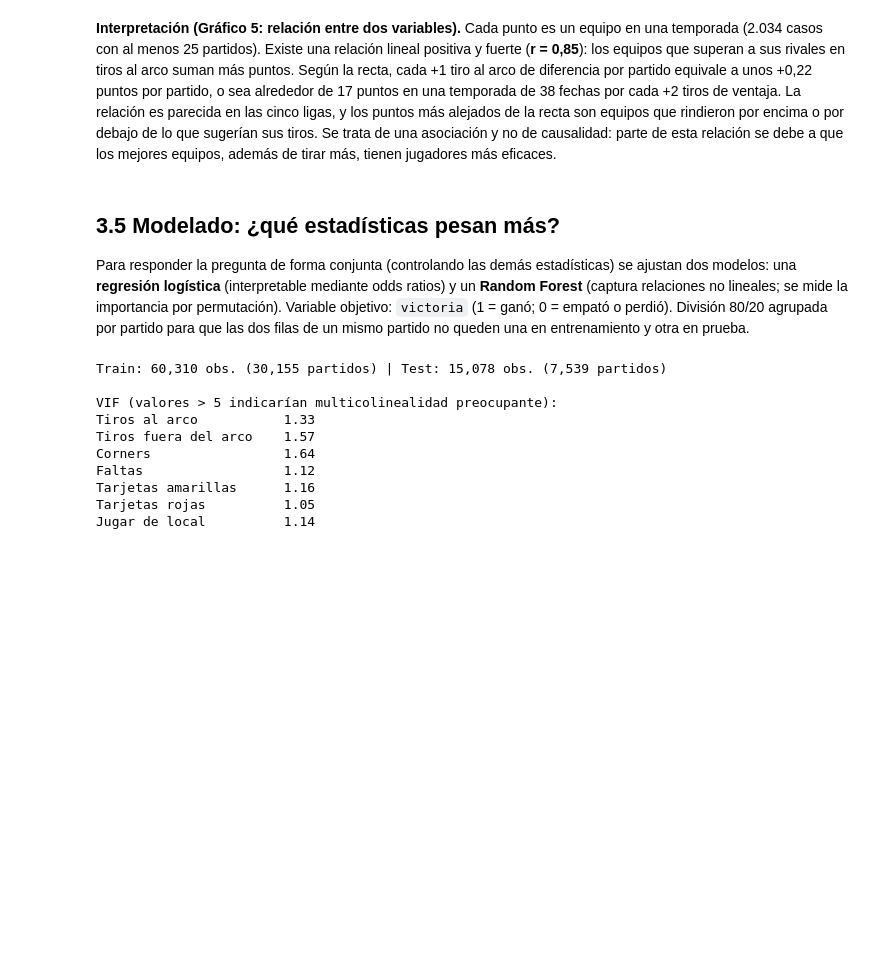
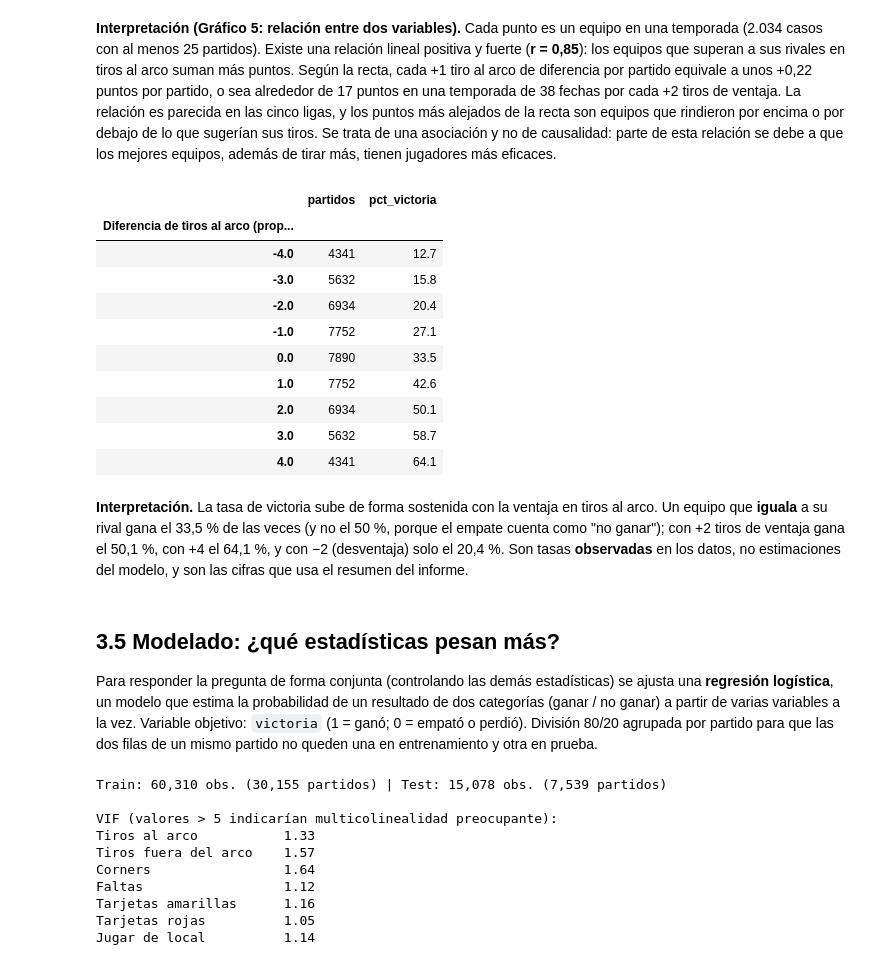
Before and after one commit to Santicir/Trabajo-practico-grupal, a Jupyter notebook: analisis_futbol.ipynb, the cells around one changed output. Cells and saved outputs as stored; diff of their text form; code cells hidden in the pictures; blank space fills up the shorter version.

```diff
--- a/analisis_futbol.ipynb
+++ b/analisis_futbol.ipynb
@@ -460,9 +458,30 @@ print(f"Equipo-temporadas: {len(ts)} | r de Pearson = {r:.3f} ({'p < 0.0001' if
 Equipo-temporadas: 2034 | r de Pearson = 0.845 (p < 0.0001) | pendiente = 0.22 puntos por partido por cada +1 tiro al arco de diferencia
 # %% [markdown]
 **Interpretación (Gráfico 5: relación entre dos variables).** Cada punto es un equipo en una temporada (2.034 casos con al menos 25 partidos). Existe una relación lineal positiva y fuerte (**r = 0,85**): los equipos que superan a sus rivales en tiros al arco suman más puntos. Según la recta, cada +1 tiro al arco de diferencia por partido equivale a unos +0,22 puntos por partido, o sea alrededor de 17 puntos en una temporada de 38 fechas por cada +2 tiros de ventaja. La relación es parecida en las cinco ligas, y los puntos más alejados de la recta son equipos que rindieron por encima o por debajo de lo que sugerían sus tiros. Se trata de una asociación y no de causalidad: parte de esta relación se debe a que los mejores equipos, además de tirar más, tienen jugadores más eficaces.
+# %%
+# Tasa de victoria observada según la ventaja en tiros al arco sobre el rival
+tasa = (largo.groupby("dif_tiros_al_arco")["victoria"].agg(partidos="size", pct_victoria=lambda v: v.mean() * 100)
+             .loc[-4:4])
+tasa.index.name = "Diferencia de tiros al arco (propio − rival)"
+display(tasa.round(1))
+tasa.to_csv(os.path.join(DIR_SALIDA, "tasa_victoria_por_ventaja_tiros_al_arco.csv"), encoding="utf-8-sig")
+# %% [output]
+|  | partidos | pct_victoria |
+| Diferencia de tiros al arco (prop... |  |  |
+| -4.0 | 4341 | 12.7 |
+| -3.0 | 5632 | 15.8 |
+| -2.0 | 6934 | 20.4 |
+| -1.0 | 7752 | 27.1 |
+| 0.0 | 7890 | 33.5 |
+| 1.0 | 7752 | 42.6 |
+| 2.0 | 6934 | 50.1 |
+| 3.0 | 5632 | 58.7 |
+| 4.0 | 4341 | 64.1 |
+# %% [markdown]
+**Interpretación.** La tasa de victoria sube de forma sostenida con la ventaja en tiros al arco. Un equipo que **iguala** a su rival gana el 33,5 % de las veces (y no el 50 %, porque el empate cuenta como "no ganar"); con +2 tiros de ventaja gana el 50,1 %, con +4 el 64,1 %, y con −2 (desventaja) solo el 20,4 %. Son tasas **observadas** en los datos, no estimaciones del modelo, y son las cifras que usa el resumen del informe.
 # %% [markdown]
 ## 3.5 Modelado: ¿qué estadísticas pesan más?
-Para responder la pregunta de forma conjunta (controlando las demás estadísticas) se ajustan dos modelos: una **regresión logística** (interpretable mediante odds ratios) y un **Random Forest** (captura relaciones no lineales; se mide la importancia por permutación). Variable objetivo: `victoria` (1 = ganó; 0 = empató o perdió). División 80/20 agrupada por partido para que las dos filas de un mismo partido no queden una en entrenamiento y otra en prueba.
+Para responder la pregunta de forma conjunta (controlando las demás estadísticas) se ajusta una **regresión logística**, un modelo que estima la probabilidad de un resultado de dos categorías (ganar / no ganar) a partir de varias variables a la vez. Variable objetivo: `victoria` (1 = ganó; 0 = empató o perdió). División 80/20 agrupada por partido para que las dos filas de un mismo partido no queden una en entrenamiento y otra en prueba.
 # %%
 # MODELADO — ¿Qué estadísticas se asocian más con ganar?
 FEATURES = ["dif_tiros_al_arco", "dif_tiros_fuera", "dif_corners", "dif_faltas",
```
Also changed, not shown: parts of 10 cells of this notebook.
